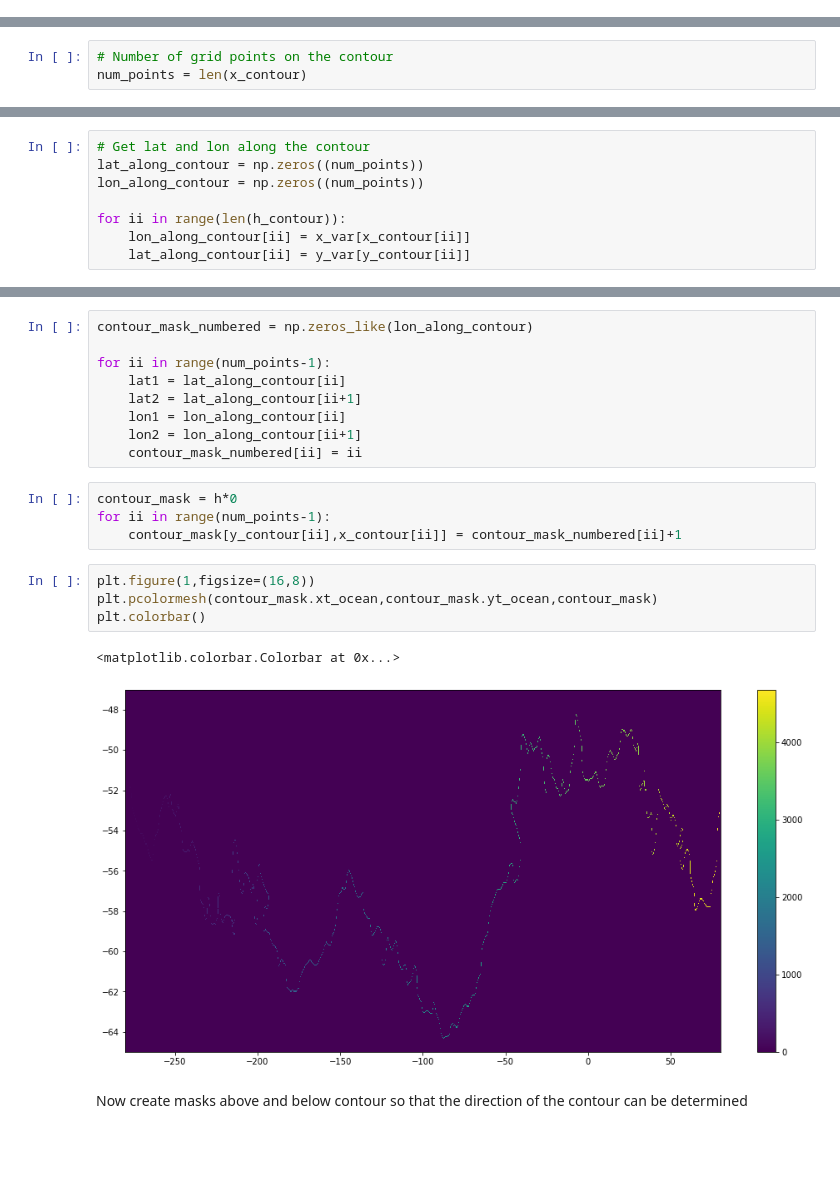
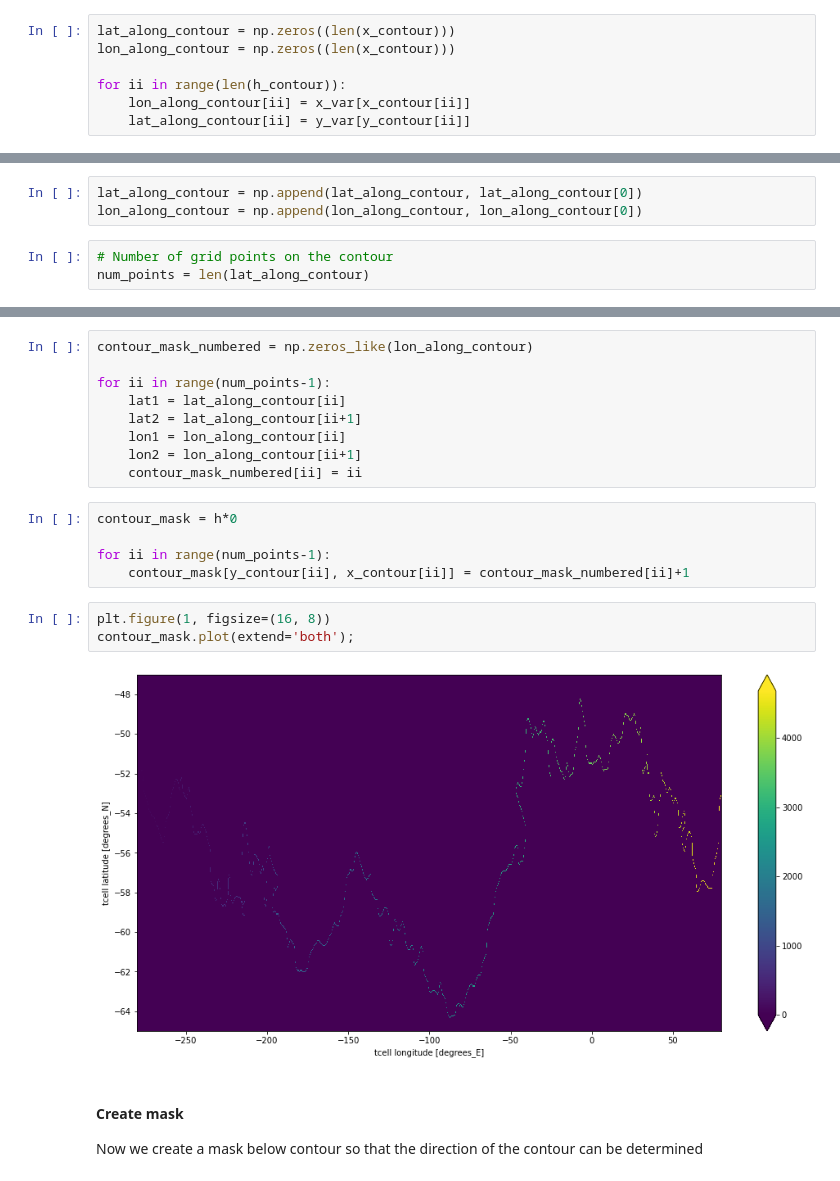
Before and after one commit to claireyung/Honours_help, a Jupyter notebook: Cross-contour_transport.ipynb, the cells around one changed output, grey strips where cells are left out. Saved outputs shown, nothing was run; the diff lists cells and outputs as text; blank space fills up the shorter version.

```diff
--- a/Cross-contour_transport.ipynb
+++ b/Cross-contour_transport.ipynb
@@ -215,0 +169,7 @@ plt.axhline(contour_depth, color='k', linewidth=0.5);
+# %%
+lat_along_contour = np.zeros((len(x_contour)))
+lon_along_contour = np.zeros((len(x_contour)))
+
+for ii in range(len(h_contour)):
+    lon_along_contour[ii] = x_var[x_contour[ii]]
+    lat_along_contour[ii] = y_var[y_contour[ii]]
@@ -216,3 +180,6 @@ plt.axhline(contour_depth, color='k', linewidth=0.5);
+# %%
+lat_along_contour = np.append(lat_along_contour, lat_along_contour[0])
+lon_along_contour = np.append(lon_along_contour, lon_along_contour[0])
 # %%
 # Number of grid points on the contour
-num_points = len(x_contour)
+num_points = len(lat_along_contour)
@@ -222,8 +185,0 @@ y_var = yt_ocean
-# %%
-# Get lat and lon along the contour
-lat_along_contour = np.zeros((num_points))
-lon_along_contour = np.zeros((num_points))
-
-for ii in range(len(h_contour)):
-    lon_along_contour[ii] = x_var[x_contour[ii]]
-    lat_along_contour[ii] = y_var[y_contour[ii]]
@@ -238,14 +196,14 @@ for ii in range(num_points-1):
     contour_mask_numbered[ii] = ii
 # %%
 contour_mask = h*0
+
 for ii in range(num_points-1):
-    contour_mask[y_contour[ii],x_contour[ii]] = contour_mask_numbered[ii]+1
+    contour_mask[y_contour[ii], x_contour[ii]] = contour_mask_numbered[ii]+1
 # %%
-plt.figure(1,figsize=(16,8))
-plt.pcolormesh(contour_mask.xt_ocean,contour_mask.yt_ocean,contour_mask)
-plt.colorbar()
+plt.figure(1, figsize=(16, 8))
+contour_mask.plot(extend='both');
 # %% [output]
-<matplotlib.colorbar.Colorbar at 0x...>
-[figure, old version]
+[figure, new version]
 # %% [markdown]
-Now create masks above and below contour so that the direction of the contour can be determined
+#### Create mask
+Now we create a mask below contour so that the direction of the contour can be determined
```
Also changed, not shown: parts of 88 cells of this notebook.
